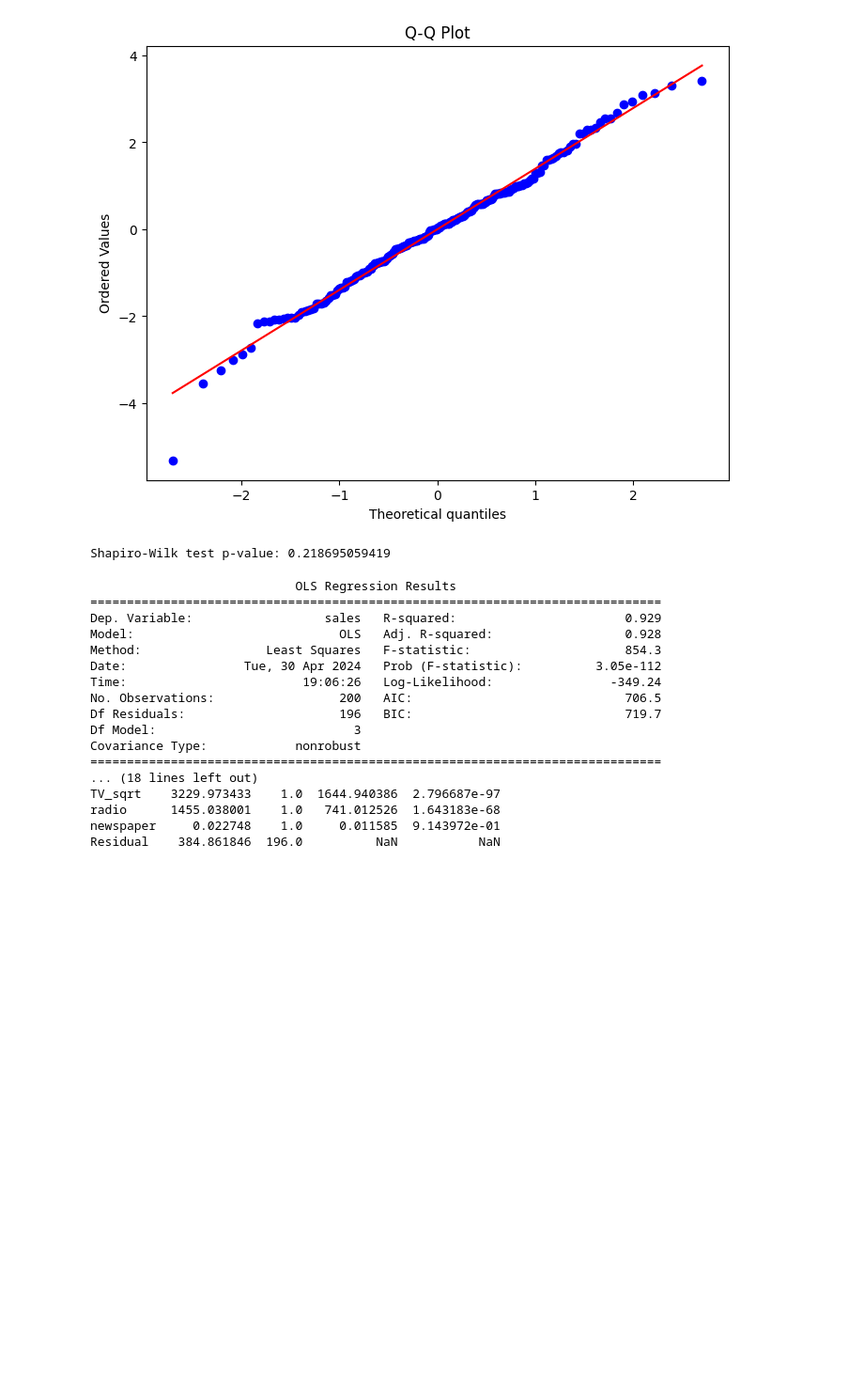
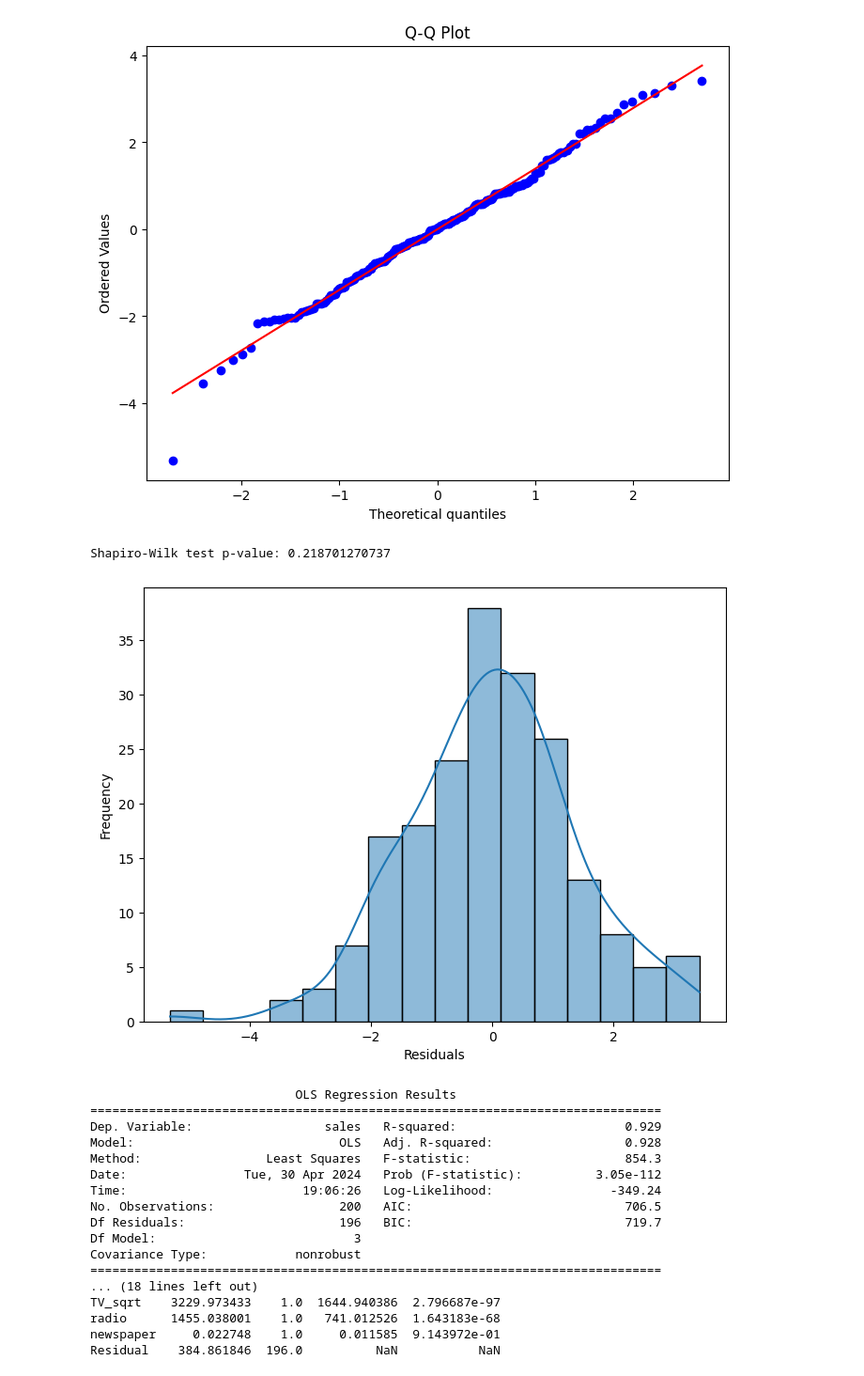
Before and after one commit to tommyly201/regression_project, a Jupyter notebook: class_project.ipynb, the cells around one changed output. Shown at 94% size. Drawn from its saved outputs; the diff is of its cells as text; code cells hidden in the pictures; blank space fills up the shorter version.

```diff
--- a/class_project.ipynb
+++ b/class_project.ipynb
@@ -346,11 +351,19 @@ plt.show()
 # %%
 from scipy.stats import shapiro
 
 _, p_value = shapiro(residuals)
 print(f"Shapiro-Wilk test p-value: {p_value:.12f}")
-# Tommy: p-value is greater than 0.05 at 0.218695059419, reject the null hypothesis
+# Tommy: p-value is greater than 0.05 at 0.218695059419, fail to reject the null hypothesis
+plt.figure(figsize=(8, 6))
+sns.histplot(residuals, kde=True)
+#plt.title('Histogram of Residuals')
+plt.xlabel('Residuals')
+plt.ylabel('Frequency')
+plt.savefig('residual-hist.png')
+plt.show()
 # %% [output]
-Shapiro-Wilk test p-value: 0.218695059419
+Shapiro-Wilk test p-value: 0.218701270737
+[figure, added]
 # %%
 import pandas as pd
 import numpy as np
```
Also changed, not shown: parts of 5 cells of this notebook.
